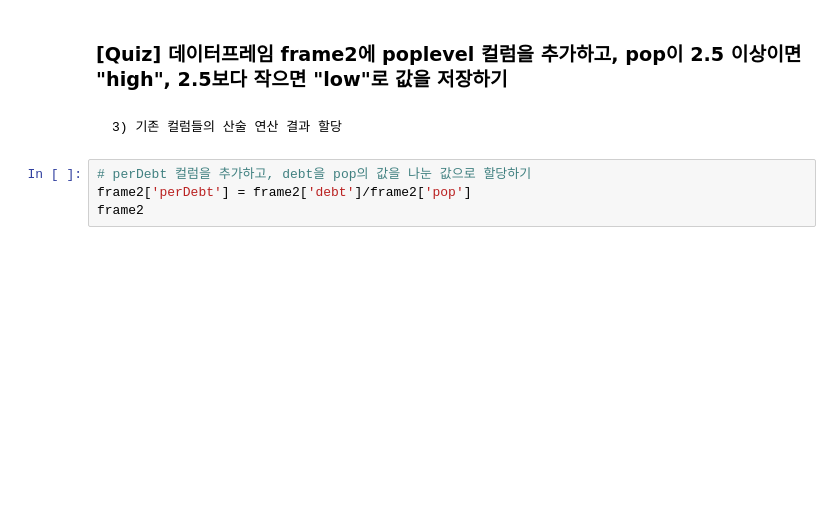
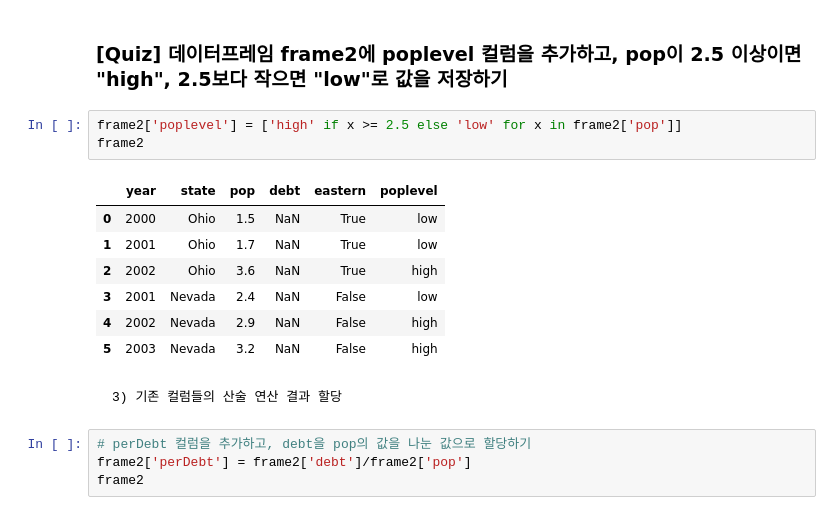
Before and after one commit to Sungjaehwan/python_basic_1, a Jupyter notebook: ch05_update_class.ipynb, the cells around one changed output. Cells and saved outputs as stored; diff of their text form; blank space fills up the shorter version.

```diff
--- a/ch05_update_class.ipynb
+++ b/ch05_update_class.ipynb
@@ -1160,5 +1163,16 @@ Oregon -0.390402 -0.064310  0.662553
 # %% [markdown]
 ### [Quiz] 데이터프레임 frame2에 poplevel 컬럼을 추가하고, pop이 2.5 이상이면 "high", 2.5보다 작으면 "low"로 값을 저장하기
+# %%
+frame2['poplevel'] = ['high' if x >= 2.5 else 'low' for x in frame2['pop']]
+frame2
+# %% [output]
+|  | year | state | pop | debt | eastern | poplevel |
+| 0 | 2000 | Ohio | 1.5 | NaN | True | low |
+| 1 | 2001 | Ohio | 1.7 | NaN | True | low |
+| 2 | 2002 | Ohio | 3.6 | NaN | True | high |
+| 3 | 2001 | Nevada | 2.4 | NaN | False | low |
+| 4 | 2002 | Nevada | 2.9 | NaN | False | high |
+| 5 | 2003 | Nevada | 3.2 | NaN | False | high |
 # %% [markdown]
     3) 기존 컬럼들의 산술 연산 결과 할당
 # %%
```
Also changed, not shown: parts of 89 cells of this notebook.
